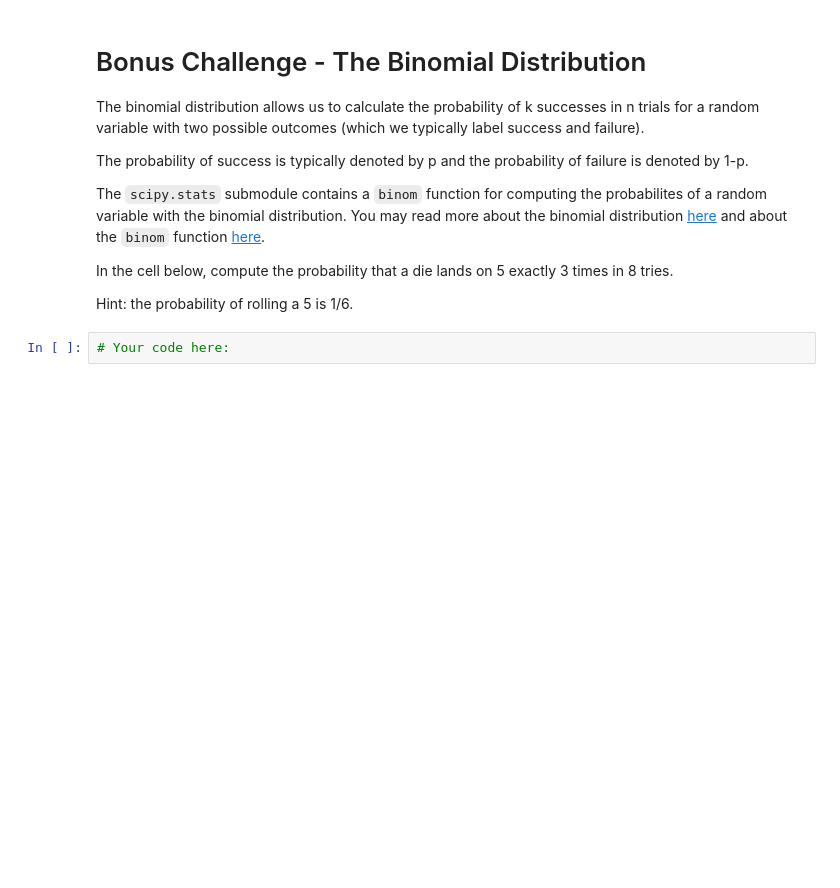
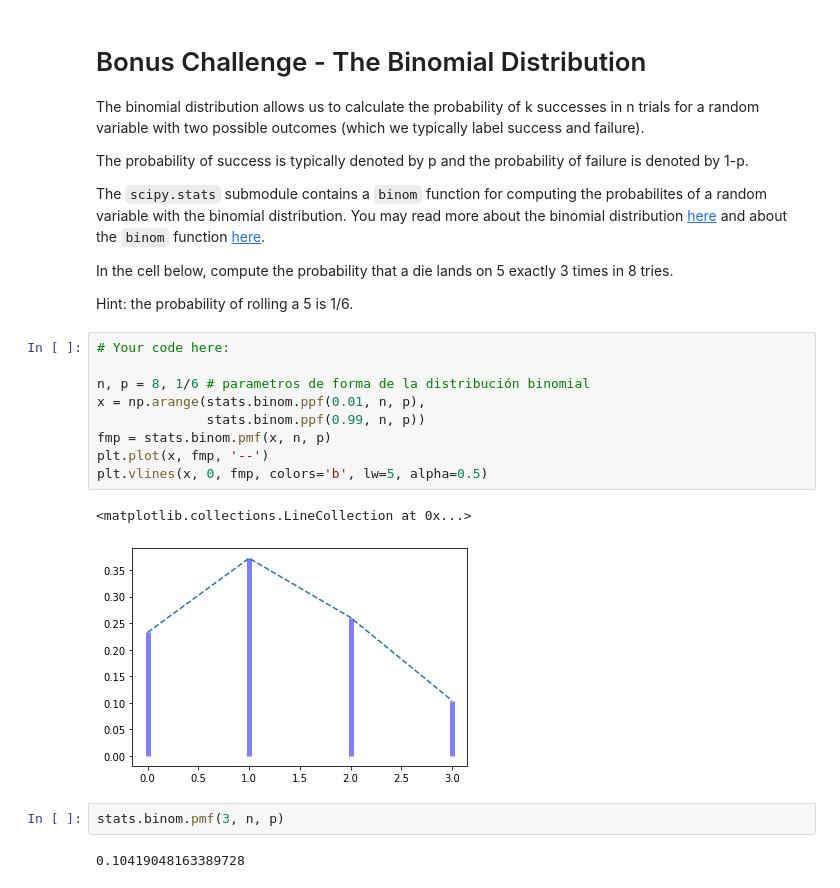
Before and after one commit to ta-datapt-bcn/lab-intro-to-scipy, a Jupyter notebook: your-code/main.ipynb, the cells around one changed output. Saved outputs shown, nothing was run; the diff lists cells and outputs as text; blank space fills up the shorter version.

```diff
--- a/your-code/main.ipynb
+++ b/your-code/main.ipynb
@@ -102,5 +182,19 @@ The `scipy.stats` submodule contains a `binom` function for computing the probab
 In the cell below, compute the probability that a die lands on 5 exactly 3 times in 8 tries.
 
 Hint: the probability of rolling a 5 is 1/6.
-# %%
-# Your code here:
+# %%
+# Your code here:
+
+n, p = 8, 1/6 # parametros de forma de la distribución binomial
+x = np.arange(stats.binom.ppf(0.01, n, p),
+              stats.binom.ppf(0.99, n, p))
+fmp = stats.binom.pmf(x, n, p)
+plt.plot(x, fmp, '--')
+plt.vlines(x, 0, fmp, colors='b', lw=5, alpha=0.5)
+# %% [output]
+<matplotlib.collections.LineCollection at 0x...>
+[figure, added]
+# %%
+stats.binom.pmf(3, n, p)
+# %% [output]
+0.10419048163389728
```
Also changed, not shown: parts of 18 cells of this notebook, 2 other files.
